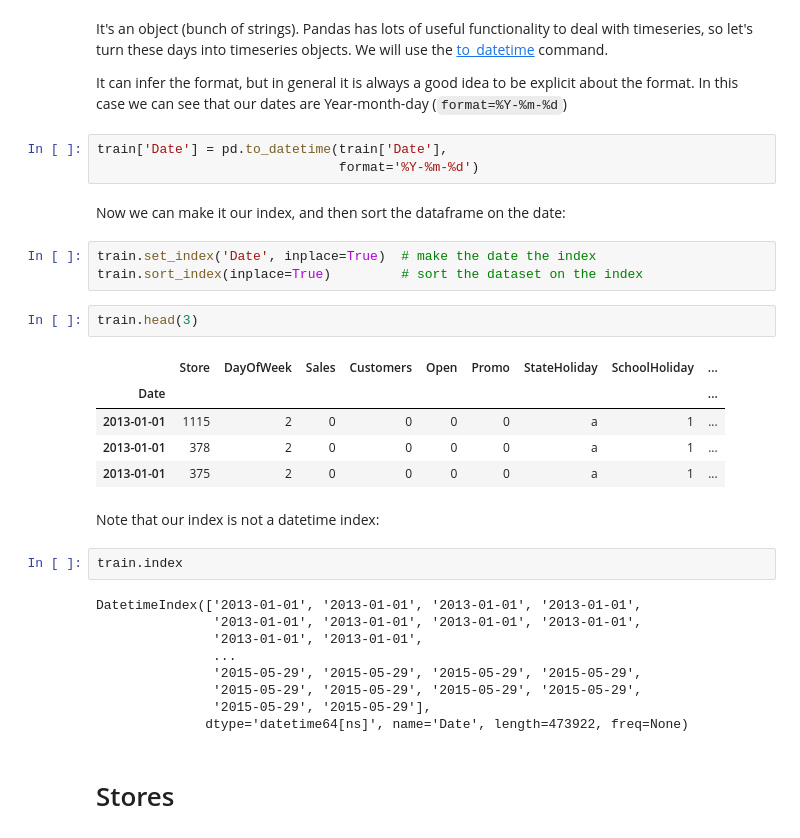
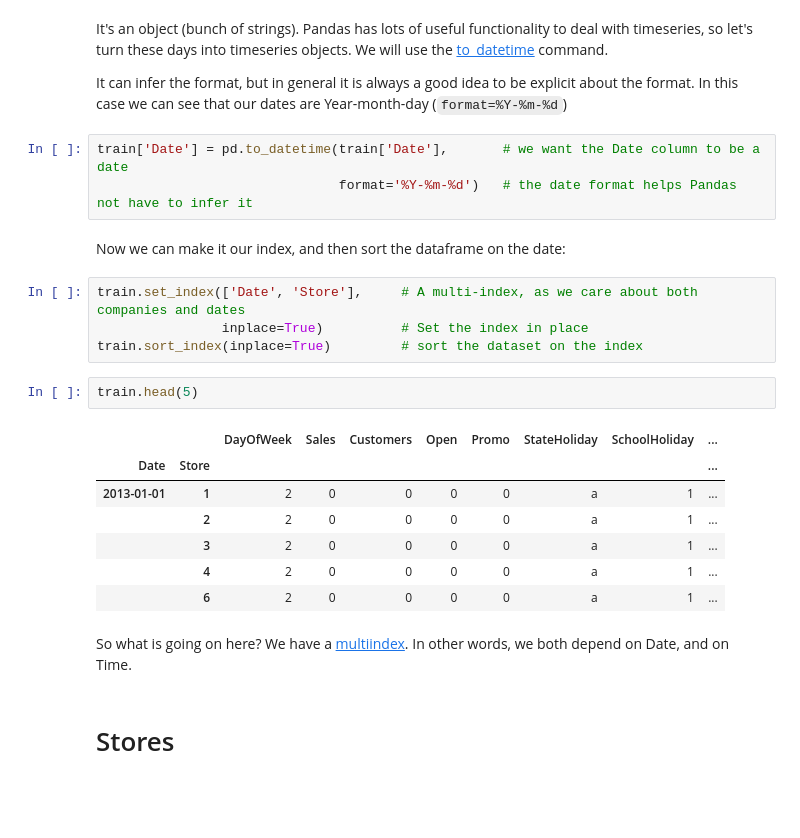
Before and after one commit to MarqueJaune/hackathon2, a Jupyter notebook: Learning units/Time series - Exploring the data .ipynb, the cells around one changed output. Cells and saved outputs as stored; diff of their text form; blank space fills up the shorter version.

Commit message:
in progress: switching to multiindexing

```diff
--- a/Learning units/Time series - Exploring the data .ipynb
+++ b/Learning units/Time series - Exploring the data .ipynb
@@ -64,33 +67,25 @@ It's an object (bunch of strings). Pandas has lots of useful functionality to de
 
 It can infer the format, but in general it is always a good idea to be explicit about the format. In this case we can see that our dates are Year-month-day (`format=%Y-%m-%d`)
 # %%
-train['Date'] = pd.to_datetime(train['Date'],
-                               format='%Y-%m-%d')
+train['Date'] = pd.to_datetime(train['Date'],       # we want the Date column to be a date
+                               format='%Y-%m-%d')   # the date format helps Pandas not have to infer it
 # %% [markdown]
 Now we can make it our index, and then sort the dataframe on the date:
 # %%
-train.set_index('Date', inplace=True)  # make the date the index
+train.set_index(['Date', 'Store'],     # A multi-index, as we care about both companies and dates
+                inplace=True)          # Set the index in place
 train.sort_index(inplace=True)         # sort the dataset on the index
 # %%
-train.head(3)
+train.head(5)
 # %% [output]
-|  | Store | DayOfWeek | Sales | Customers | Open | Promo | StateHoliday | SchoolHoliday | ... |
-| Date |  |  |  |  |  |  |  |  | ... |
-| 2013-01-01 | 1115 | 2 | 0 | 0 | 0 | 0 | a | 1 | ... |
-| 2013-01-01 | 378 | 2 | 0 | 0 | 0 | 0 | a | 1 | ... |
-| 2013-01-01 | 375 | 2 | 0 | 0 | 0 | 0 | a | 1 | ... |
+|  |  | DayOfWeek | Sales | Customers | Open | Promo | StateHoliday | SchoolHoliday | ... |
+| Date | Store |  |  |  |  |  |  |  | ... |
+| 2013-01-01 | 1 | 2 | 0 | 0 | 0 | 0 | a | 1 | ... |
+|  | 2 | 2 | 0 | 0 | 0 | 0 | a | 1 | ... |
+|  | 3 | 2 | 0 | 0 | 0 | 0 | a | 1 | ... |
+|  | 4 | 2 | 0 | 0 | 0 | 0 | a | 1 | ... |
+|  | 6 | 2 | 0 | 0 | 0 | 0 | a | 1 | ... |
-# %% [markdown]
-Note that our index is not a datetime index:
-# %%
-train.index
-# %% [output]
-DatetimeIndex(['2013-01-01', '2013-01-01', '2013-01-01', '2013-01-01',
-               '2013-01-01', '2013-01-01', '2013-01-01', '2013-01-01',
-               '2013-01-01', '2013-01-01',
-               ...
-               '2015-05-29', '2015-05-29', '2015-05-29', '2015-05-29',
-               '2015-05-29', '2015-05-29', '2015-05-29', '2015-05-29',
-               '2015-05-29', '2015-05-29'],
-              dtype='datetime64[ns]', name='Date', length=473922, freq=None)
+# %% [markdown]
+So what is going on here? We have a [multiindex](https://stackoverflow.com/questions/13226029/benefits-of-pandas-multiindex). In other words, we both depend on Date, and on Time.
 # %% [markdown]
 # Stores
```
Also changed, not shown: parts of 36 cells of this notebook.
